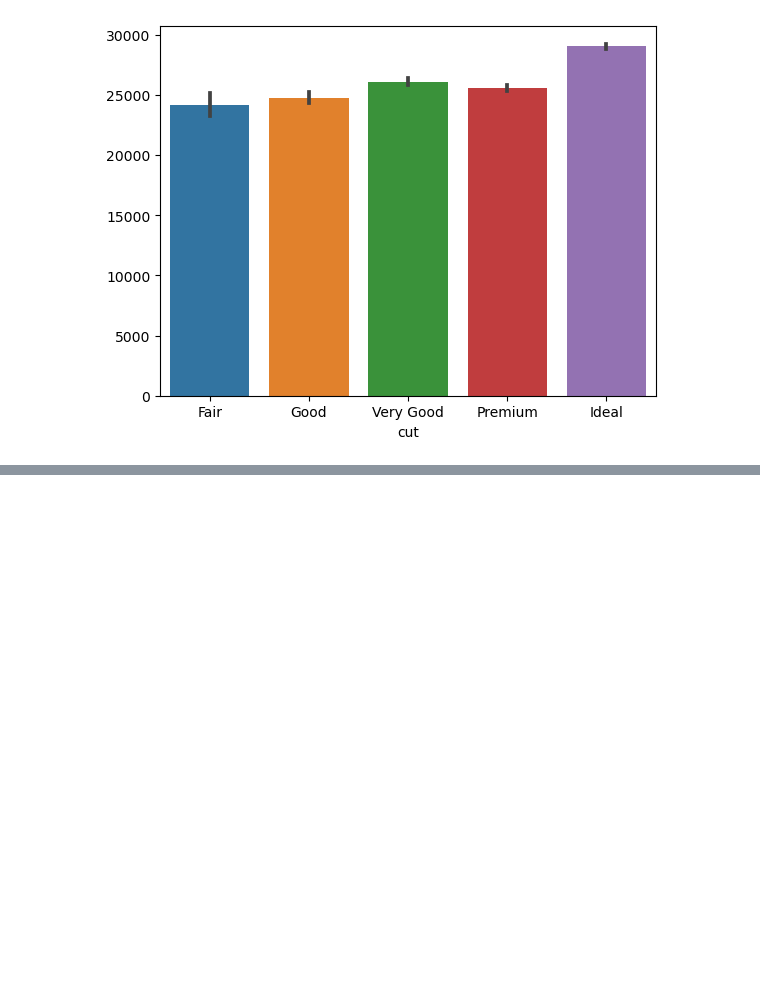
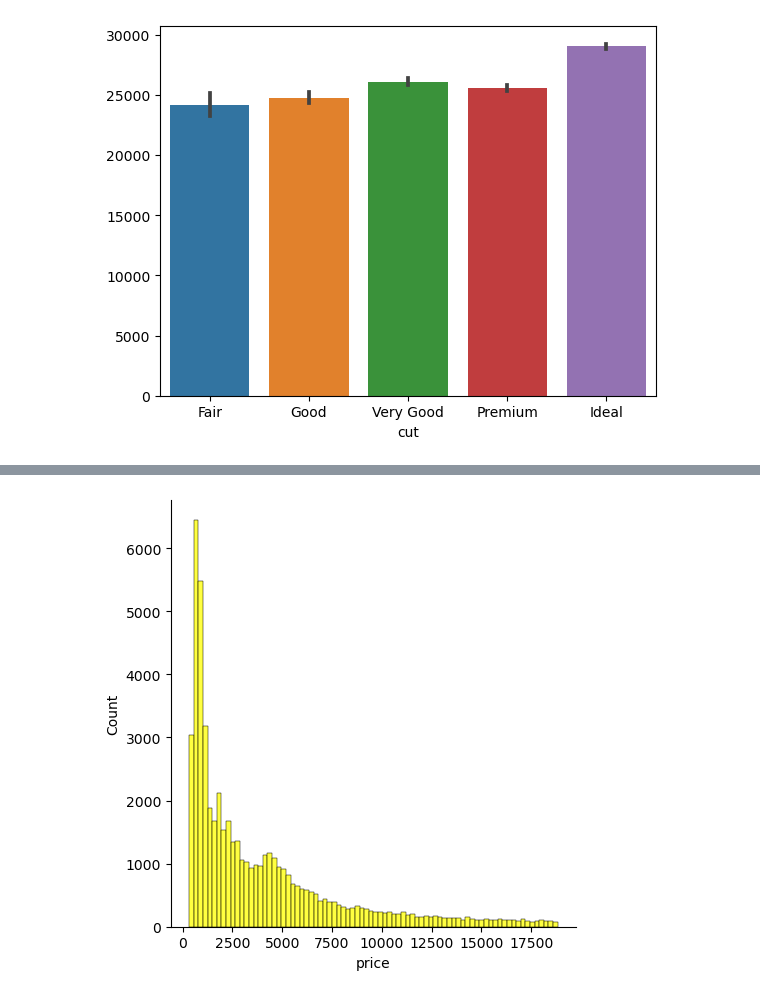
Before and after one commit to Akcanbasri/DataScienceAndMachineLearning, a Jupyter notebook: VeriGorsellestirme/dagilimGrafikleri.ipynb, the cells around one changed output, grey strips where cells are left out. Saved outputs shown, nothing was run; the diff lists cells and outputs as text; code cells hidden in the pictures; blank space fills up the shorter version.

```diff
--- a/VeriGorsellestirme/dagilimGrafikleri.ipynb
+++ b/VeriGorsellestirme/dagilimGrafikleri.ipynb
@@ -161,0 +210,5 @@ sns.barplot(x="cut", y=df.cut.index, data=df);
+# %%
+import seaborn as sns
+diamond = sns.load_dataset('diamonds')
+df = diamond.copy()
+df.head()
@@ -161,0 +222,4 @@ sns.barplot(x="cut", y=df.cut.index, data=df);
+# %%
+sns.displot(df.price, kde = False, color="yellow"); # kde = False ile yoğunluk çizgisi çizilmez
+# %% [output]
+[figure, added]
```
Also changed, not shown: parts of 11 cells of this notebook, 1 other file.
